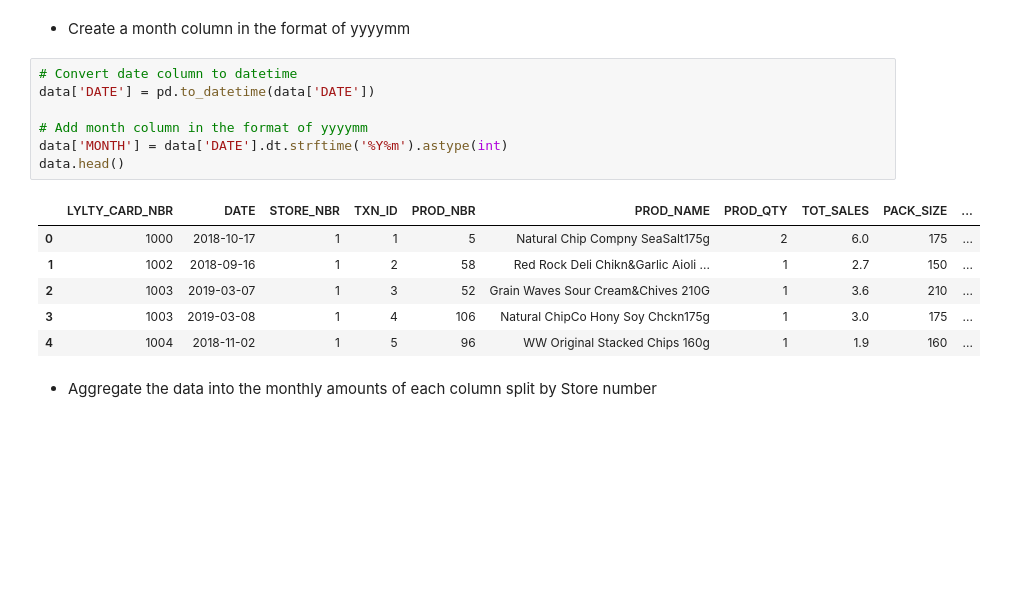
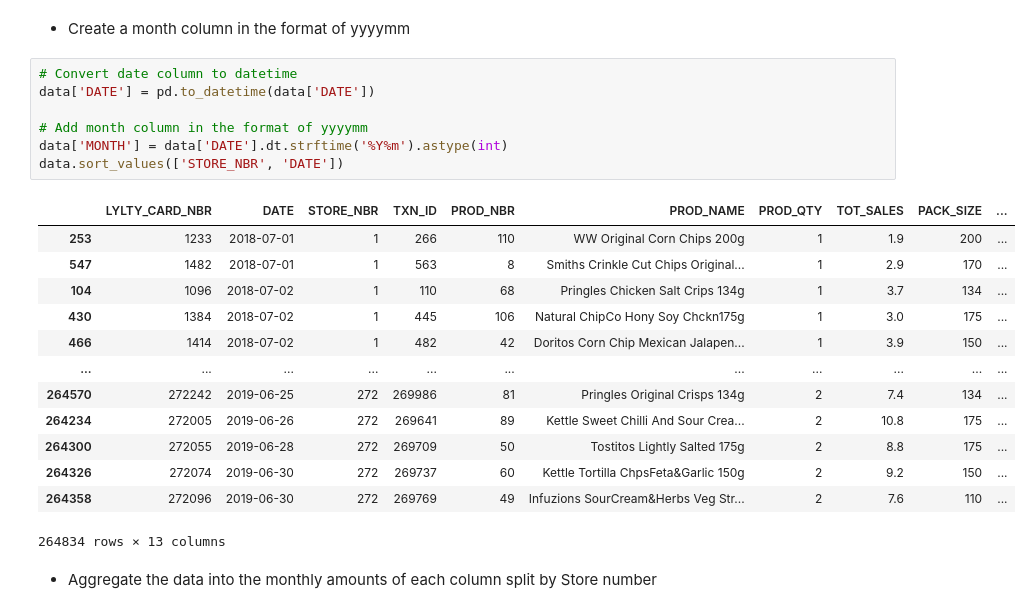
Before and after one commit to jontyj23/Quantium-Virtual-Internship, a Jupyter notebook: task2.ipynb, the cells around one changed output. Drawn from its saved outputs; the diff is of its cells as text; blank space fills up the shorter version.

```diff
--- a/task2.ipynb
+++ b/task2.ipynb
@@ -40,16 +57,23 @@ We will start by defining a few metrics by which we will select stores. As the t
 # %%
 # Convert date column to datetime
 data['DATE'] = pd.to_datetime(data['DATE'])
 
 # Add month column in the format of yyyymm
 data['MONTH'] = data['DATE'].dt.strftime('%Y%m').astype(int)
-data.head()
+data.sort_values(['STORE_NBR', 'DATE'])
 # %% [output]
 |  | LYLTY_CARD_NBR | DATE | STORE_NBR | TXN_ID | PROD_NBR | PROD_NAME | PROD_QTY | TOT_SALES | PACK_SIZE | ... |
-| 0 | 1000 | 2018-10-17 | 1 | 1 | 5 | Natural Chip Compny SeaSalt175g | 2 | 6.0 | 175 | ... |
-| 1 | 1002 | 2018-09-16 | 1 | 2 | 58 | Red Rock Deli Chikn&Garlic Aioli ... | 1 | 2.7 | 150 | ... |
-| 2 | 1003 | 2019-03-07 | 1 | 3 | 52 | Grain Waves Sour Cream&Chives 210G | 1 | 3.6 | 210 | ... |
-| 3 | 1003 | 2019-03-08 | 1 | 4 | 106 | Natural ChipCo Hony Soy Chckn175g | 1 | 3.0 | 175 | ... |
-| 4 | 1004 | 2018-11-02 | 1 | 5 | 96 | WW Original Stacked Chips 160g | 1 | 1.9 | 160 | ... |
+| 253 | 1233 | 2018-07-01 | 1 | 266 | 110 | WW Original Corn Chips 200g | 1 | 1.9 | 200 | ... |
+| 547 | 1482 | 2018-07-01 | 1 | 563 | 8 | Smiths Crinkle Cut Chips Original... | 1 | 2.9 | 170 | ... |
+| 104 | 1096 | 2018-07-02 | 1 | 110 | 68 | Pringles Chicken Salt Crips 134g | 1 | 3.7 | 134 | ... |
+| 430 | 1384 | 2018-07-02 | 1 | 445 | 106 | Natural ChipCo Hony Soy Chckn175g | 1 | 3.0 | 175 | ... |
+| 466 | 1414 | 2018-07-02 | 1 | 482 | 42 | Doritos Corn Chip Mexican Jalapen... | 1 | 3.9 | 150 | ... |
+| ... | ... | ... | ... | ... | ... | ... | ... | ... | ... | ... |
+| 264570 | 272242 | 2019-06-25 | 272 | 269986 | 81 | Pringles Original Crisps 134g | 2 | 7.4 | 134 | ... |
+| 264234 | 272005 | 2019-06-26 | 272 | 269641 | 89 | Kettle Sweet Chilli And Sour Crea... | 2 | 10.8 | 175 | ... |
+| 264300 | 272055 | 2019-06-28 | 272 | 269709 | 50 | Tostitos Lightly Salted 175g | 2 | 8.8 | 175 | ... |
+| 264326 | 272074 | 2019-06-30 | 272 | 269737 | 60 | Kettle Tortilla ChpsFeta&Garlic 150g | 2 | 9.2 | 150 | ... |
+| 264358 | 272096 | 2019-06-30 | 272 | 269769 | 49 | Infuzions SourCream&Herbs Veg Str... | 2 | 7.6 | 110 | ... |
+264834 rows × 13 columns
 # %% [markdown]
 - Aggregate the data into the monthly amounts of each column split by Store number
```
Also changed, not shown: parts of 38 cells of this notebook.
